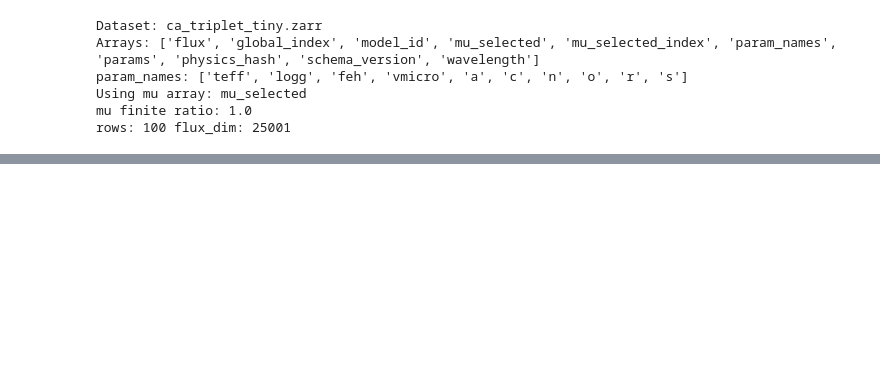
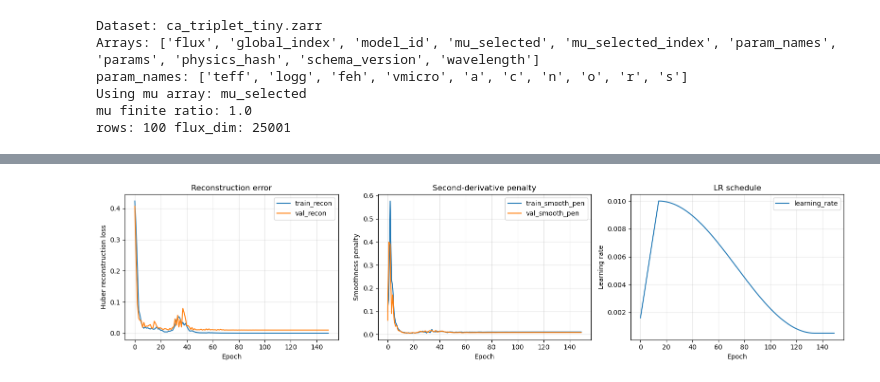
Before and after one commit to maja-jablonska/Turbospectrum_NLTE, a Jupyter notebook: mlp.ipynb, the cells around one changed output, grey strips where cells are left out. Cells and saved outputs as stored; diff of their text form; code cells hidden in the pictures; blank space fills up the shorter version.

```diff
--- a/mlp.ipynb
+++ b/mlp.ipynb
@@ -439,9 +476,13 @@ def eval_loader(state, loader, lambda_hi, lambda_lo, lambda_smooth, huber_delta)
         "smooth_pen": float(np.mean(smooth_pens)),
     }
 # %%
-hidden_dims = (128, 256)
-learning_rate = 1e-3
-num_epochs = 30
+hidden_dims = (128, 128, 256, 256)
+learning_rate = 1e-2
+num_epochs = 150
+
+# Warmup + cosine decay scheduler.
+warmup_fraction = 0.1
+min_lr_ratio = 0.05
 
 # Robust reconstruction term and smoothness prior.
 huber_delta = 1.0
@@ -452,7 +493,17 @@ lambda_hi = 0.0
 lambda_lo = 0.0
 
 model = FluxMLP(hidden_dims=hidden_dims, output_dim=y0.shape[1])
-state = create_train_state(jax.random.PRNGKey(0), model, x0.shape[1], learning_rate)
+steps_per_epoch = max(1, len(loaders["train"]))
+total_steps = num_epochs * steps_per_epoch
+state, lr_schedule = create_train_state(
+    jax.random.PRNGKey(0),
+    model,
+    x0.shape[1],
+    learning_rate,
+    total_steps=total_steps,
+    warmup_fraction=warmup_fraction,
+    min_lr_ratio=min_lr_ratio,
+)
 
 history = {
     "train_total": [],
@@ -461,6 +512,7 @@ history = {
     "val_recon": [],
     "train_smooth_pen": [],
     "val_smooth_pen": [],
+    "lr": [],
 }
 
 for epoch in range(1, num_epochs + 1):
@@ -482,6 +534,7 @@ for epoch in range(1, num_epochs + 1):
         "smooth_pen": float(np.mean(train_smooth_pens)) if train_smooth_pens else float("nan"),
     }
     val_stats = eval_loader(state, loaders["val"], lambda_hi, lambda_lo, lambda_smooth, huber_delta)
+    current_lr = float(lr_schedule(state.step))
 
     history["train_total"].append(train_stats["total"])
     history["val_total"].append(val_stats["total"])
@@ -489,10 +542,11 @@ for epoch in range(1, num_epochs + 1):
     history["val_recon"].append(val_stats["recon"])
     history["train_smooth_pen"].append(train_stats["smooth_pen"])
     history["val_smooth_pen"].append(val_stats["smooth_pen"])
+    history["lr"].append(current_lr)
 
     if epoch == 1 or epoch % 5 == 0:
         print(
-            f"epoch={epoch:03d} train_total={train_stats['total']:.6f} val_total={val_stats['total']:.6f} "
+            f"epoch={epoch:03d} lr={current_lr:.6e} train_total={train_stats['total']:.6f} val_total={val_stats['total']:.6f} "
             f"train_recon={train_stats['recon']:.6f} val_recon={val_stats['recon']:.6f} "
             f"train_smooth_pen={train_stats['smooth_pen']:.6f} val_smooth_pen={val_stats['smooth_pen']:.6f}"
         )
@@ -499,24 +571,33 @@ for epoch in range(1, num_epochs + 1):
 # %%
-fig, axes = plt.subplots(1, 2, figsize=(11, 4))
+fig, axes = plt.subplots(1, 3, figsize=(16, 4))
 
 axes[0].plot(history["train_recon"], label="train_recon")
 axes[0].plot(history["val_recon"], label="val_recon")
 axes[0].set_xlabel("Epoch")
 axes[0].set_ylabel("Huber reconstruction loss")
 axes[0].set_title("Reconstruction error")
 axes[0].legend()
 axes[0].grid(alpha=0.3)
 
 axes[1].plot(history["train_smooth_pen"], label="train_smooth_pen")
 axes[1].plot(history["val_smooth_pen"], label="val_smooth_pen")
 axes[1].set_xlabel("Epoch")
 axes[1].set_ylabel("Smoothness penalty")
 axes[1].set_title("Second-derivative penalty")
 axes[1].legend()
 axes[1].grid(alpha=0.3)
 
+axes[2].plot(history["lr"], label="learning_rate")
+axes[2].set_xlabel("Epoch")
+axes[2].set_ylabel("Learning rate")
+axes[2].set_title("LR schedule")
+axes[2].legend()
+axes[2].grid(alpha=0.3)
+
 plt.tight_layout()
 plt.show()
+# %% [output]
+[figure, added]
 # %%
 test_batch = next(iter(loaders["test"]))
 x_test, y_test = batch_to_xy(test_batch)
```
Also changed, not shown: parts of 7 cells of this notebook, 2 other files.
